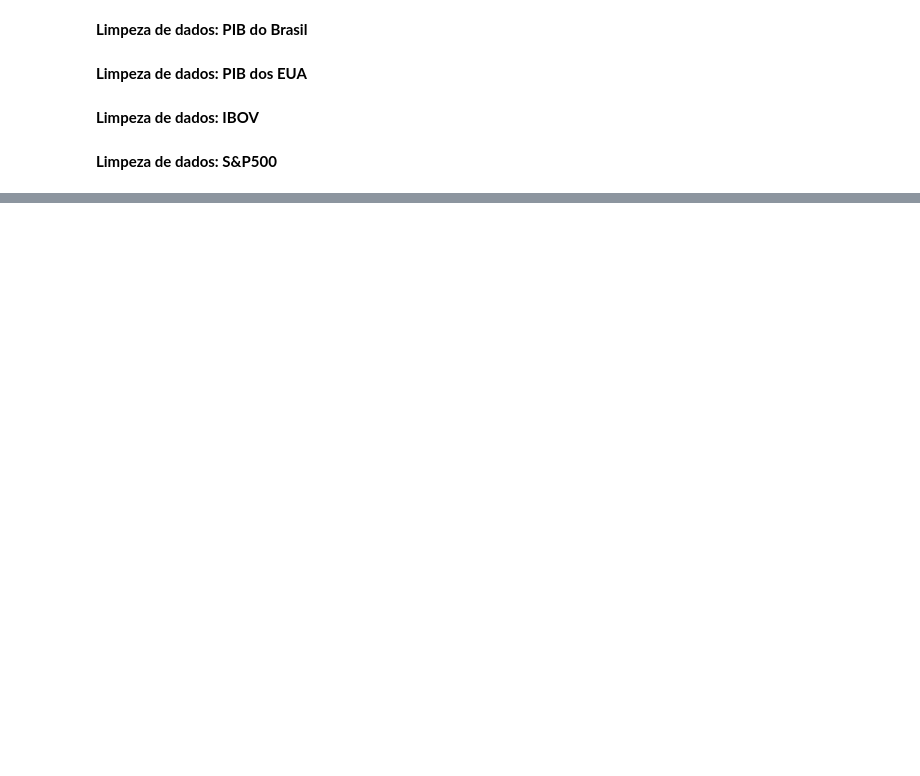
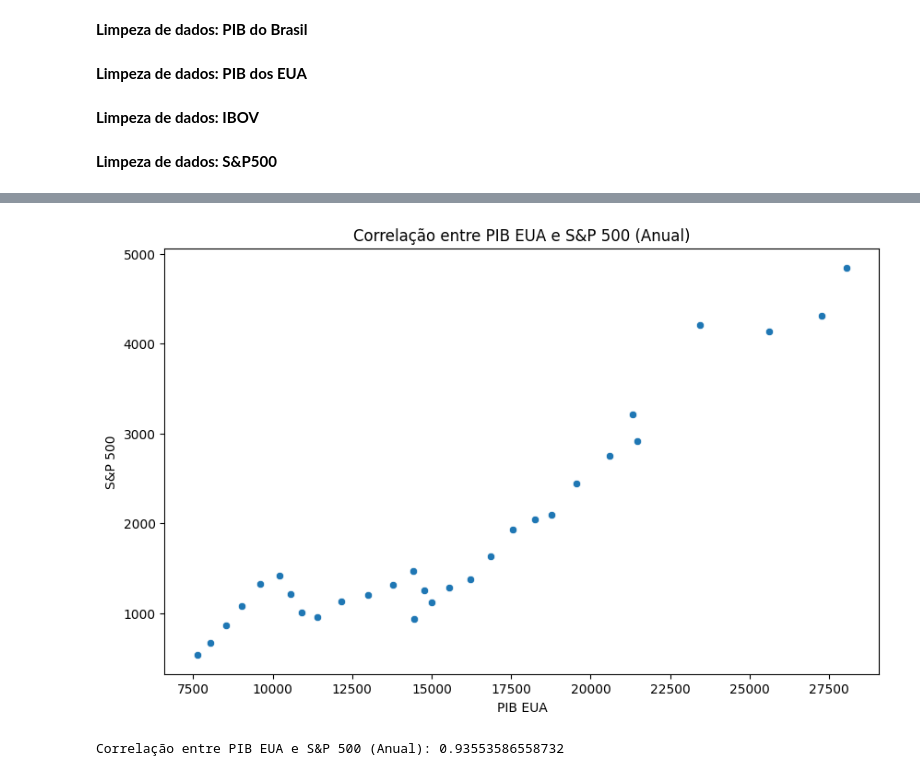
Before and after one commit to omarcospo/projeto-final-feadev, a Jupyter notebook: Projeto Final.ipynb, the cells around one changed output, grey strips where cells are left out. Drawn from its saved outputs; the diff is of its cells as text; code cells hidden in the pictures; blank space fills up the shorter version.

```diff
--- a/Projeto Final.ipynb
+++ b/Projeto Final.ipynb
@@ -86,0 +129,14 @@ dados
+# %%
+plt.figure(figsize=(10, 6))
+sns.scatterplot(x='PIB EUA', y='Fechamento S&P500', data=dados_anuais)
+plt.xlabel('PIB EUA')
+plt.ylabel('S&P 500')
+plt.title('Correlação entre PIB EUA e S&P 500 (Anual)')
+plt.show()
+# %% [output]
+[figure, added]
+# %%
+correlacao_eua_sp500, _ = pearsonr(dados_anuais['PIB EUA'], dados_anuais['Fechamento S&P500'])
+print(f'Correlação entre PIB EUA e S&P 500 (Anual): {correlacao_eua_sp500}')
+# %% [output]
+Correlação entre PIB EUA e S&P 500 (Anual): 0.93553586558732
```
Also changed, not shown: parts of 6 cells of this notebook.
